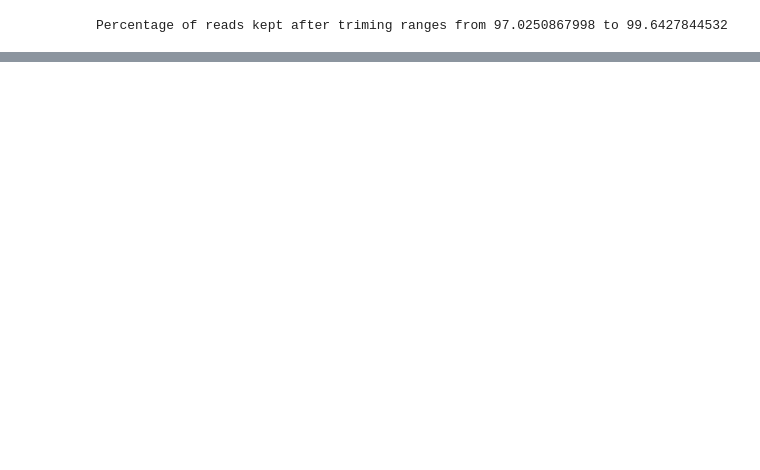
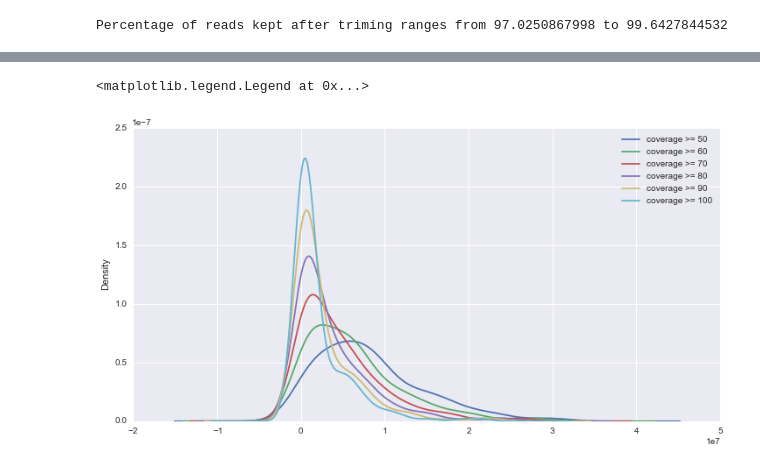
Before and after one commit to damiankao/misc-analysis, a Jupyter notebook: 18072015_penguin.ipynb, the cells around one changed output, grey strips where cells are left out. Drawn from its saved outputs; the diff is of its cells as text; code cells hidden in the pictures; blank space fills up the shorter version.

```diff
--- a/18072015_penguin.ipynb
+++ b/18072015_penguin.ipynb
@@ -218,0 +375,9 @@ BWA was used to index the genome for mapping. BWA was then used to align to the
+# %%
+for i in threshes[5:]:
+    s = pd.Series(covs[i])
+    s[s < 4e7].plot(kind='kde', figsize=[12,6])
+
+plt.legend(['coverage >= 50','coverage >= 60','coverage >= 70','coverage >= 80','coverage >= 90','coverage >= 100'])
+# %% [output]
+<matplotlib.legend.Legend at 0x...>
+[figure, added]
```
Also changed, not shown: parts of 17 cells of this notebook.
